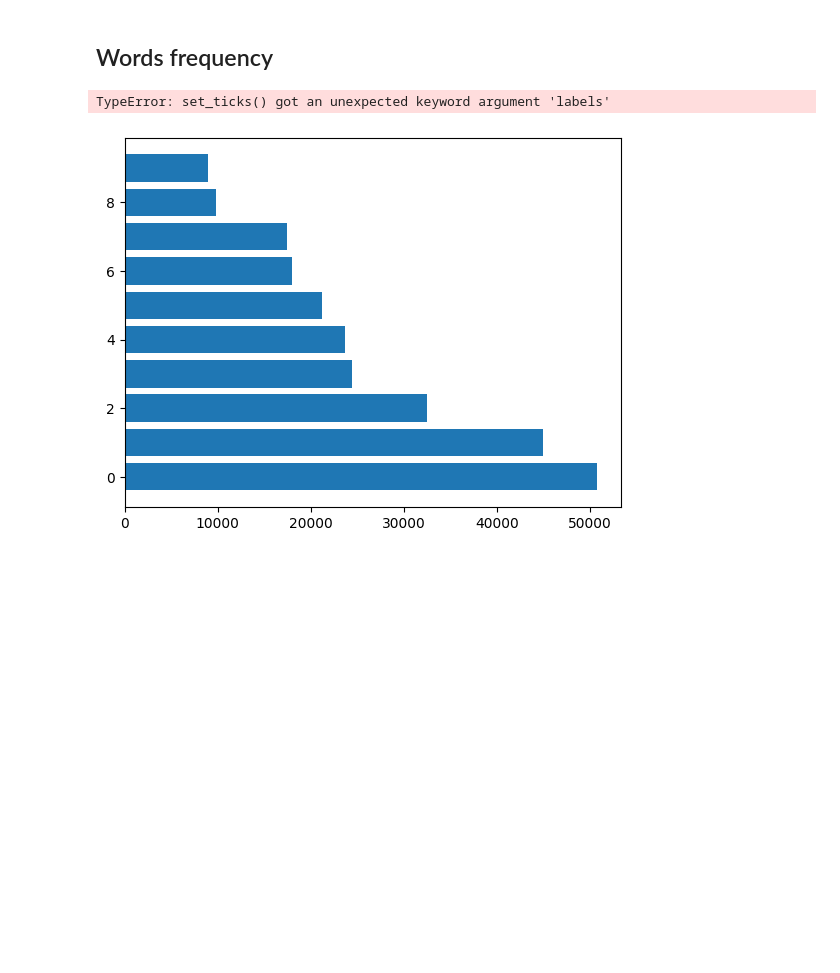
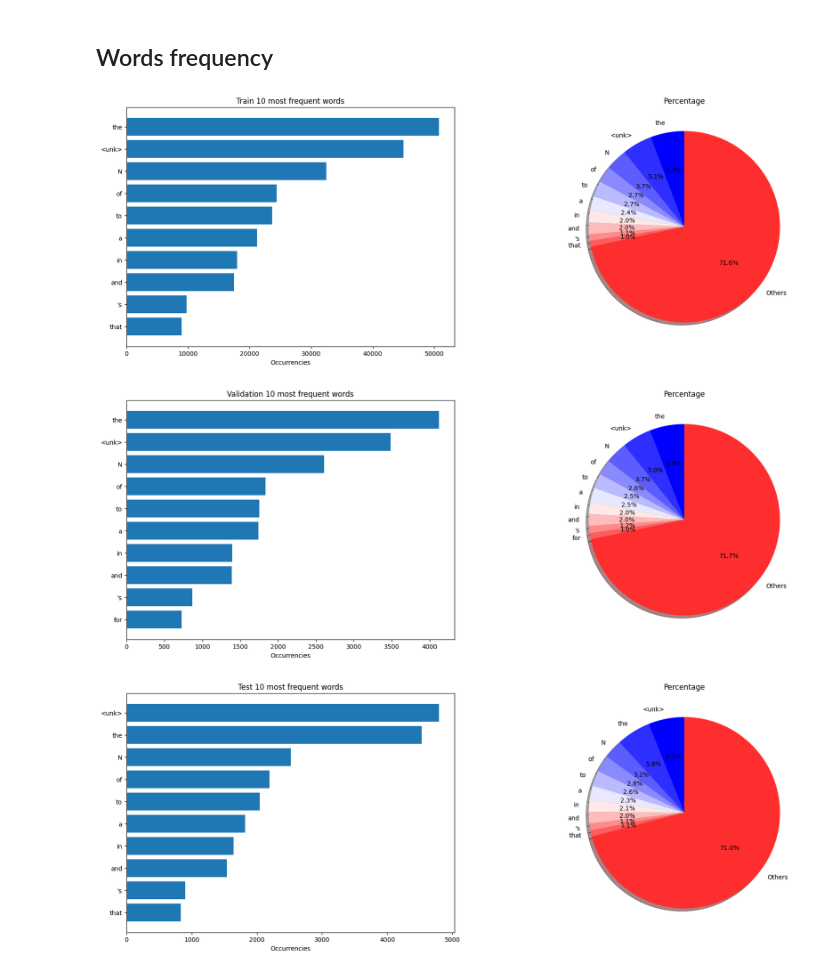
Before and after one commit to filippodaniotti/NLU-UniTN-2022, a Jupyter notebook: project/notebooks/dataset_analysis.ipynb, the cells around one changed output. Saved outputs shown, nothing was run; the diff lists cells and outputs as text; code cells hidden in the pictures; blank space fills up the shorter version.

Commit message:
ad percentage

```diff
--- a/project/notebooks/dataset_analysis.ipynb
+++ b/project/notebooks/dataset_analysis.ipynb
@@ -177,27 +200,48 @@ def reverse_sort_frequency_counter(counts: Counter, cutoff: int = 0) -> Dict[str
     truncate = len(counts) - cutoff
     return dict(sorted(dict(counts).items(), key=lambda item: item[1], reverse=True)[:cutoff])
 
-def plot_word_frequencies(words: Set[str]) -> None:
+def plot_word_stats(words: Set[str], split_name: str, cutoff: int = 10) -> None:
     counts = compute_word_frequencies(words)
-    counts = reverse_sort_frequency_counter(counts, 10)
+    counts = reverse_sort_frequency_counter(counts, cutoff)
 
     keys = list(counts.keys())
     vals = list(counts.values())
 
+    sum_counts_frequencies = sum(vals)
+
+
     plt.rcdefaults()
-    fig, ax = plt.subplots()
+    fig, axs = plt.subplots(1,2, figsize=(21,7))
     y_pos = np.arange(len(keys))
 
-    ax.barh(y_pos, vals,  align='center')
-    ax.set_yticks(y_pos, labels=keys)
-    # ax.set_ytickslabels(keys)
-    ax.invert_yaxis()  # labels read top-to-bottom
-    ax.set_xlabel('Performance')
-    ax.set_title('How fast do you want to go today?')
+    axs[0].barh(y_pos, vals,  align='center')
+    axs[0].set_yticks(y_pos, labels=keys)
+    axs[0].invert_yaxis()  # labels read top-to-bottom
+    axs[0].set_xlabel('Occurrencies')
+    axs[0].set_title(f'{split_name} 10 most frequent words')
+
+    keys.append("Others")
+    vals.append(len(words) - sum_counts_frequencies)
+
+    theme = plt.get_cmap('bwr')
+    axs[1].set_prop_cycle("color", [theme(1. * i / len(keys))
+                             for i in range(len(keys))])
+    axs[1].set_title("Percentage")
+    axs[1].pie(
+        [v / len(words) for v in vals],
+        labels = keys,
+        autopct = '%1.1f%%',
+        shadow = True,
+        startangle = 90,
+        radius=1.
+        )
 
     plt.show()
-# %%
-plot_word_frequencies(words_train)
-# %% [output]
-TypeError: set_ticks() got an unexpected keyword argument 'labels'
-[figure, removed]
+# %%
+plot_word_stats(words_train, "Train")
+plot_word_stats(words_valid, "Validation")
+plot_word_stats(words_test, "Test")
+# %% [output]
+[figure, added]
+[figure, added]
+[figure, added]
```
Also changed, not shown: parts of 1 cell of this notebook.
